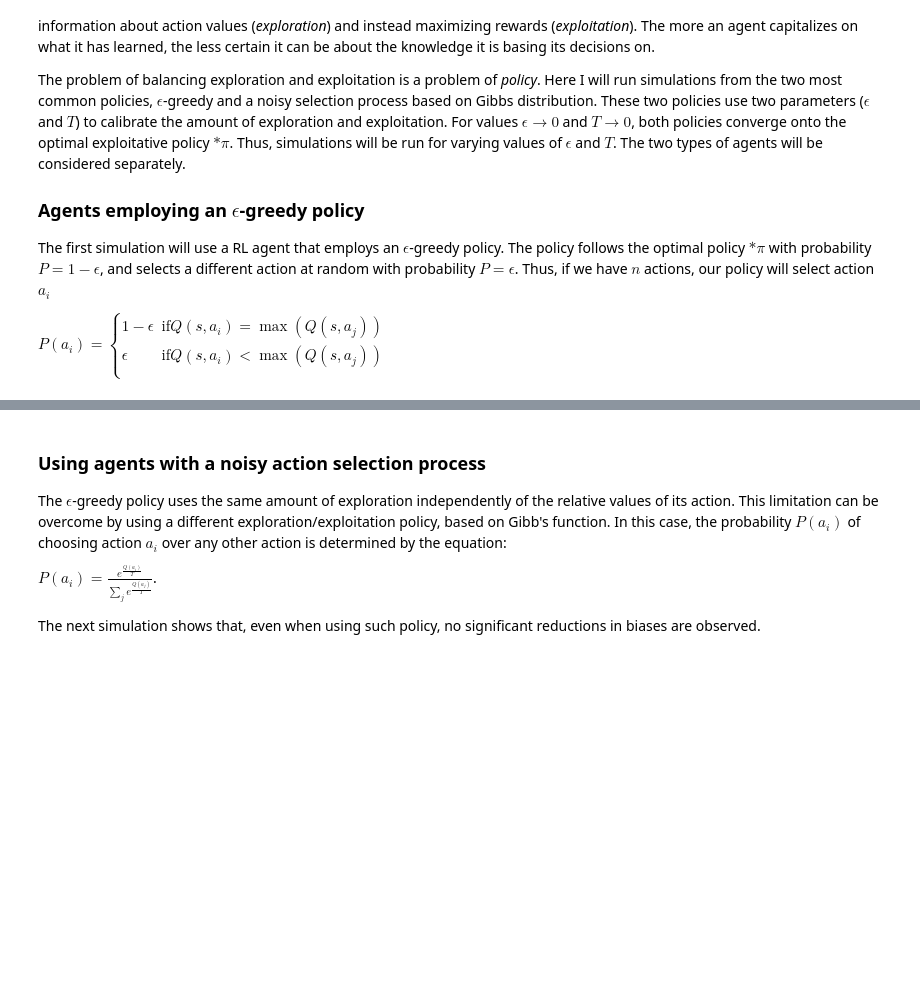
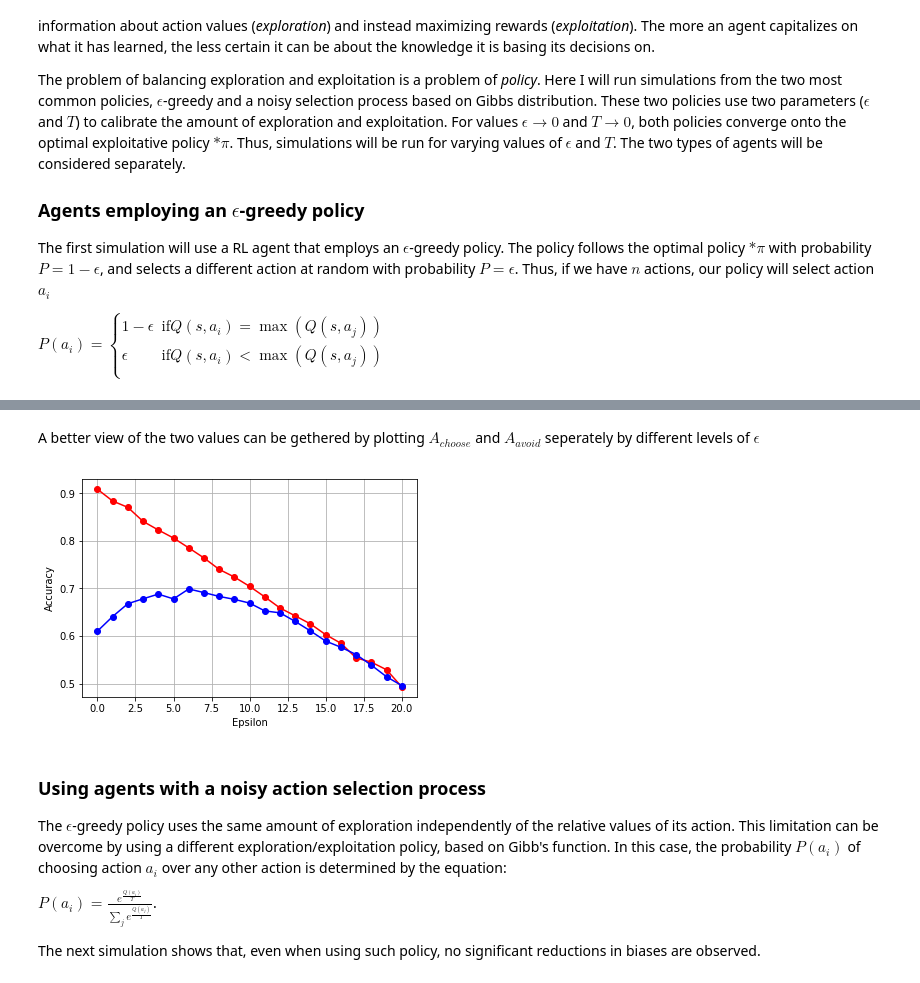
Before and after one commit to TheRealDrDre/RLBG, a Jupyter notebook: Simulations+Results.ipynb, the cells around one changed output, grey strips where cells are left out. Saved outputs shown, nothing was run; the diff lists cells and outputs as text; code cells hidden in the pictures; blank space fills up the shorter version.

```diff
--- a/Simulations+Results.ipynb
+++ b/Simulations+Results.ipynb
@@ -113,3 +113,16 @@ bgp.plot_results(e_results, E)
+# %% [markdown]
+A better view of the two values can be gethered by plotting $A_{choose}$ and $A_{avoid}$ seperately by different levels of $\epsilon$
+# %%
+import matplotlib.pyplot as plt
+choose = [e_results[x][0] for x in E]
+avoid = [e_results[x][1] for x in E]
+plt.plot(choose, "o-", color='red')
+plt.plot(avoid, "o-", color='blue')
+plt.xlabel("Epsilon")
+plt.ylabel("Accuracy")
+plt.grid()
+# %% [output]
+[figure, added]
 # %% [markdown]
 
 ### Using agents with a noisy action selection process
```
Also changed, not shown: parts of 11 cells of this notebook, 1 other file.
